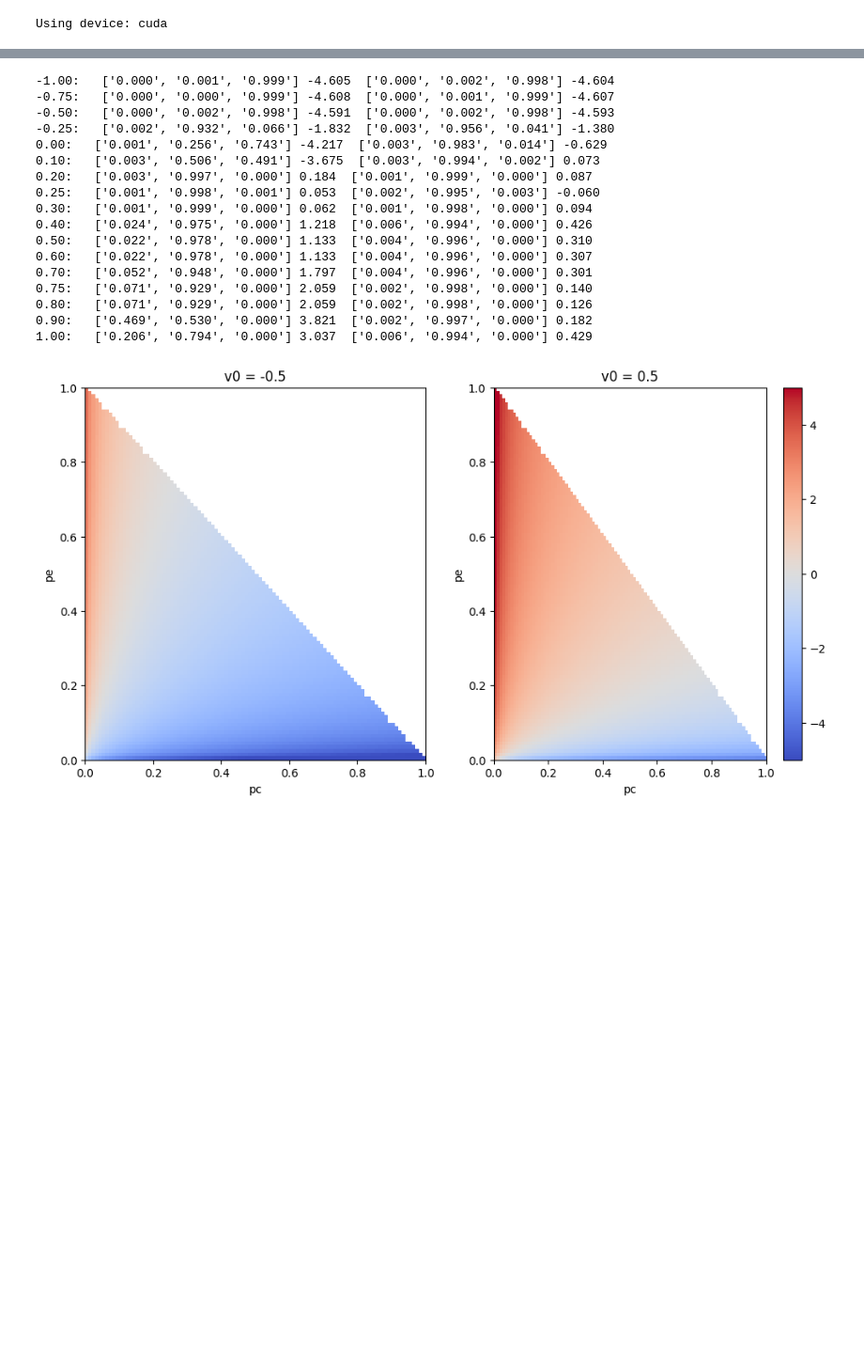
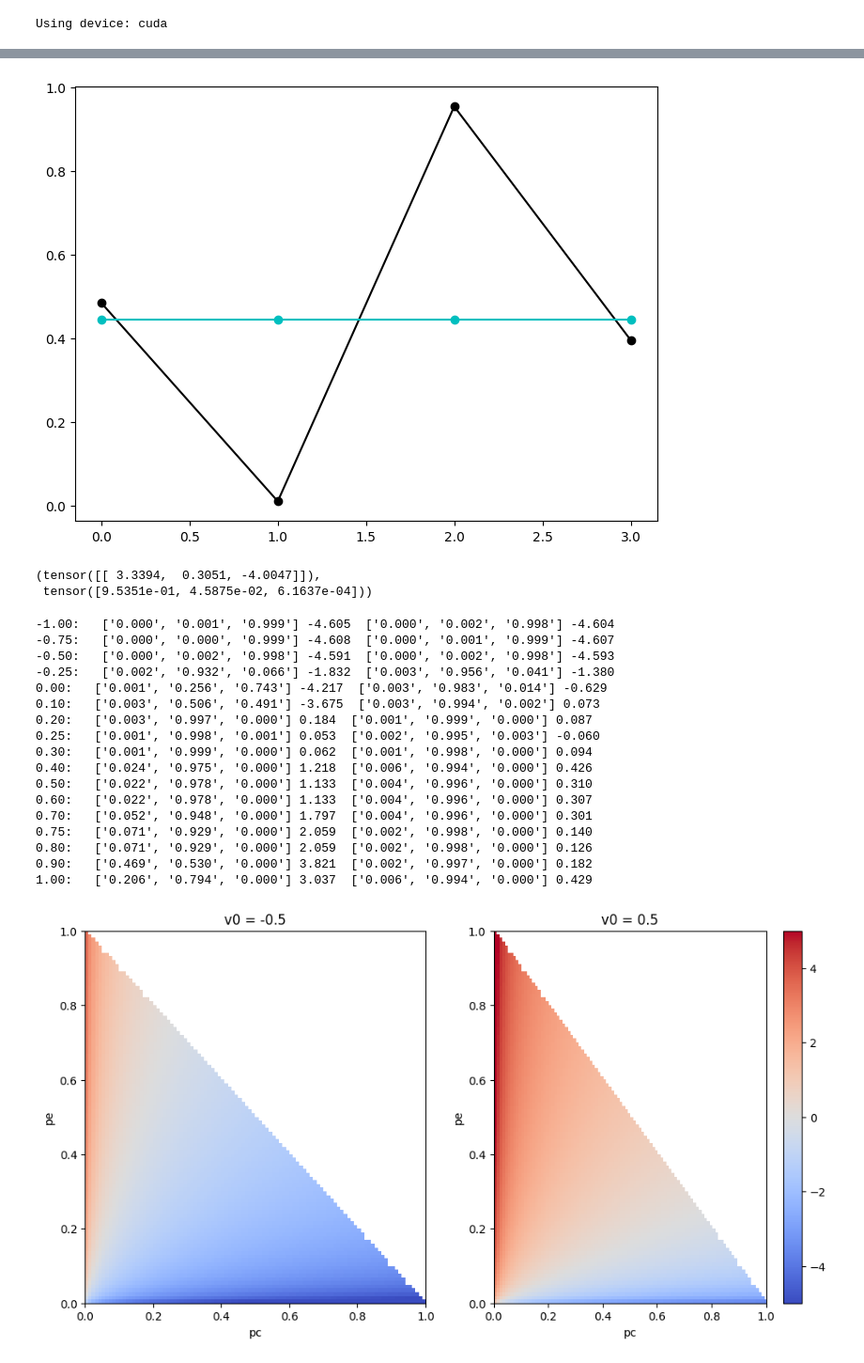
Before and after one commit to stmorse/scope2, a Jupyter notebook: notebooks/rewards.ipynb, the cells around one changed output, grey strips where cells are left out. Shown at 94% size. Cells and saved outputs as stored; diff of their text form; code cells hidden in the pictures; blank space fills up the shorter version.

```diff
--- a/notebooks/rewards.ipynb
+++ b/notebooks/rewards.ipynb
@@ -99,18 +134,22 @@ class NLIWrapper:
         embedding = features.squeeze(0).cpu()  # shape [hidden_size], here 1024
         probs  = logits.softmax(dim=-1).squeeze(0).cpu()
 
-        return embedding, probs
+        return embedding, probs, logits.cpu()
 # %%
 scenario_name = "fender"
-LEVER = 0  # which lever to use
-v0 = -0.25   # valence for agent 0
-v1 = 1.0   # valence for agent 1
+LEVER = 0                   # which lever to use
+v0 = -0.25                  # valence for agent 0
+v1 = 1.0                    # valence for agent 1
+temp = 0.8                  # temperature for agent LLMs
 
+
+# load scenario
 with open(f"../scenarios/{scenario_name}.json", "r") as f:
     scenario = json.load(f)
 hypothesis = scenario["base"]
 levers = scenario["levers"]
 
+# initialize agents
 valences = [v0, v1]
 agents = {i: Agent(
     name=scenario["personas"]["names"][i],
@@ -127,0 +233,12 @@ Using device: cuda
+# %%
+fig, ax = plt.subplots(1,1, figsize=(8,6))
+
+def sigmoid(x):
+    return 1 / (1 + np.exp(-x))
+
+ax.plot(range(4), sigmoid(e_scores[:,0] - e_scores[:,2]), 'ko-')
+ax.plot(range(4), r_scores[:], 'co-')
+
+plt.show()
+# %% [output]
+[figure, added]
@@ -128,3 +248,8 @@ Using device: cuda
+# %%
+logits, prob
+# %% [output]
+(tensor([[ 3.3394,  0.3051, -4.0047]]),
+ tensor([9.5351e-01, 4.5875e-02, 6.1637e-04]))
 # %%
 eps = 0.01
 
```
Also changed, not shown: parts of 3 cells of this notebook.
